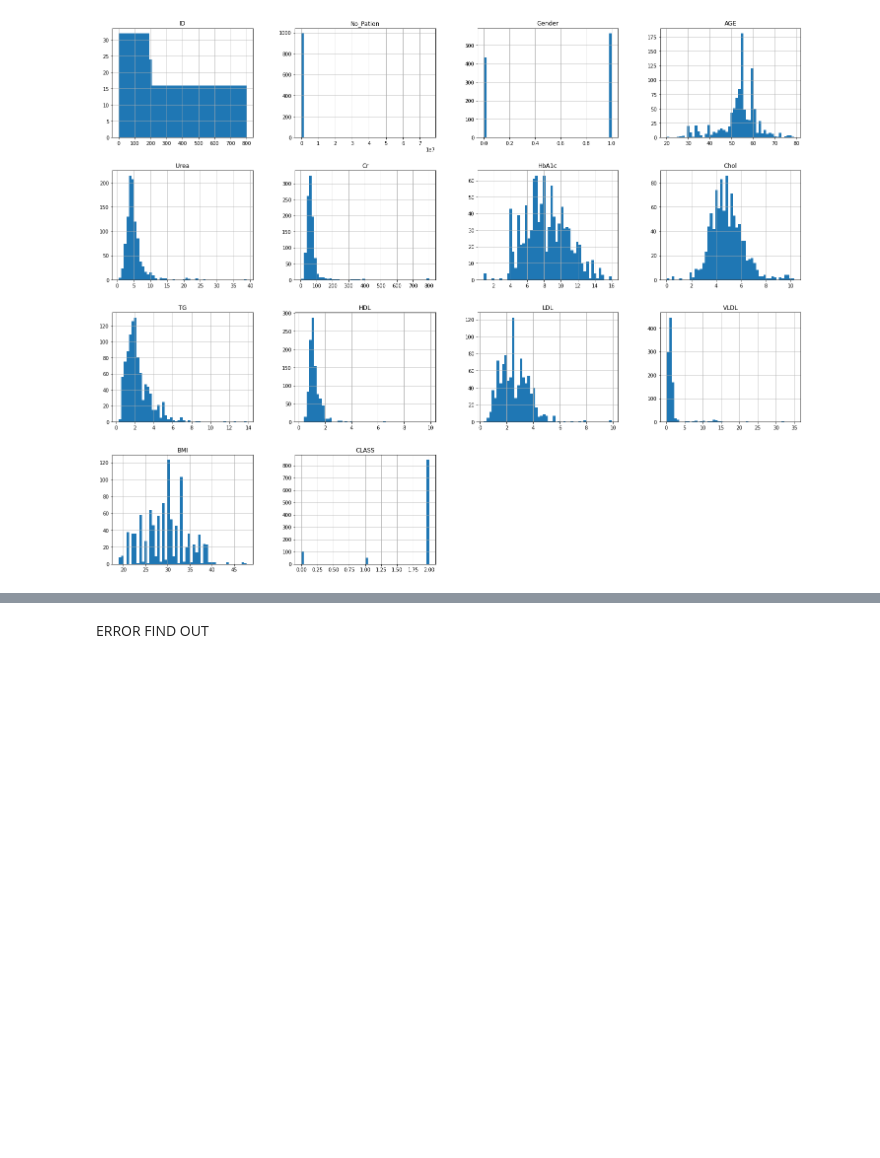
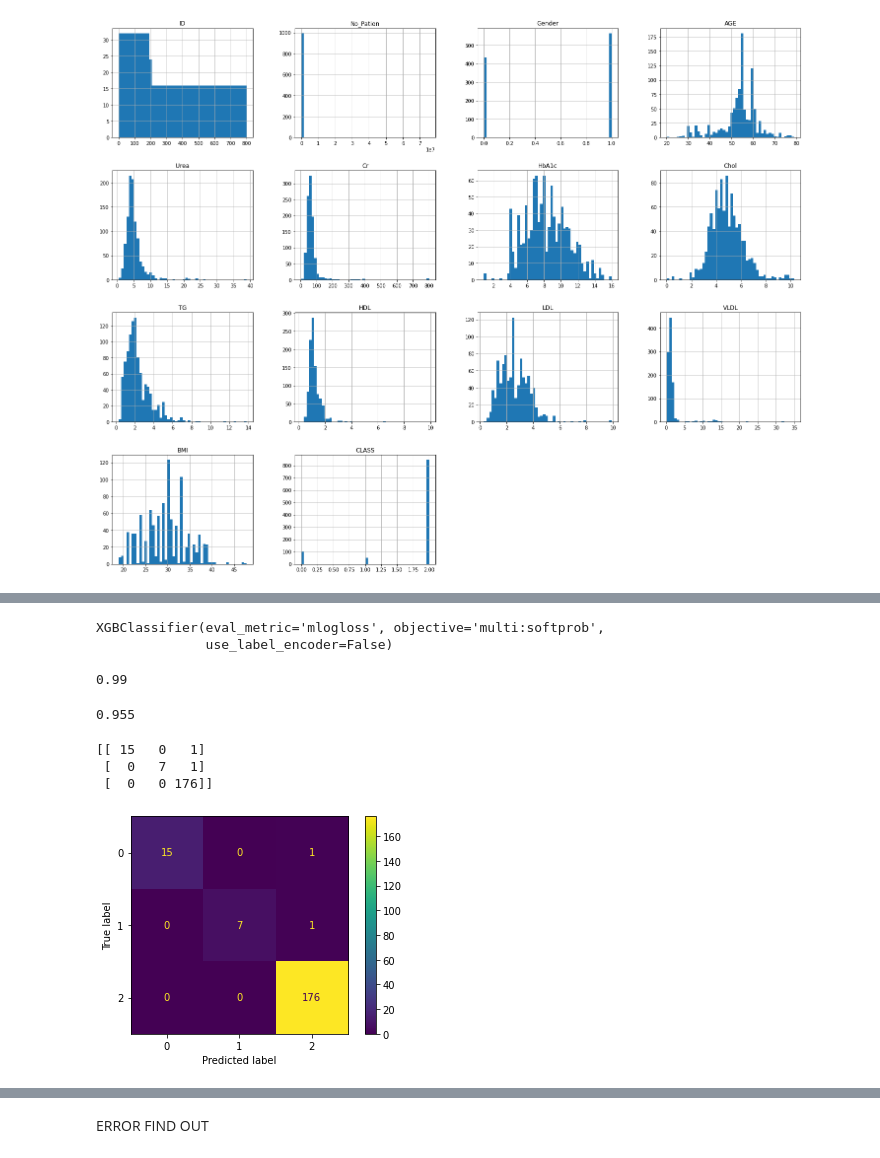
Before and after one commit to NMNayan57/Newcolab-file, a Jupyter notebook: DiabetesNEwFullWork(!).ipynb, the cells around one changed output, grey strips where cells are left out. Saved outputs shown, nothing was run; the diff lists cells and outputs as text; code cells hidden in the pictures; blank space fills up the shorter version.

```diff
--- a/DiabetesNEwFullWork(!).ipynb
+++ b/DiabetesNEwFullWork(!).ipynb
@@ -367,2 +421,4 @@ plt.show()
+# %%
+model = XGBClassifier(use_label_encoder=False, eval_metric='mlogloss')
 # %%
-X_train, X_test, y_train, y_test = train_test_split(X, y, random_state=0, train_size = .75)
+X_train, X_test, y_train, y_test = train_test_split(X, y, random_state=0, train_size = .80)
@@ -370,0 +425,31 @@ from sklearn.ensemble import AdaBoostClassifier
+# %%
+model.fit(X_train, y_train)
+# %% [output]
+XGBClassifier(eval_metric='mlogloss', objective='multi:softprob',
+              use_label_encoder=False)
+# %%
+y_pred = model.predict(X_test)
+# %%
+accuracy = accuracy_score(y_test, y_pred)
+print(accuracy)
+# %% [output]
+0.99
+# %%
+recall = recall_score(y_test, y_pred,average='micro')
+print(recall)
+# %% [output]
+0.955
+# %%
+from sklearn.metrics import confusion_matrix
+from sklearn.metrics import ConfusionMatrixDisplay
+
+
+cm = confusion_matrix(y_test, y_pred)
+print(cm)
+
+cm_display = ConfusionMatrixDisplay(cm).plot()
+# %% [output]
+[[ 15   0   1]
+ [  0   7   1]
+ [  0   0 176]]
+[figure, added]
```
Also changed, not shown: parts of 45 cells of this notebook.
